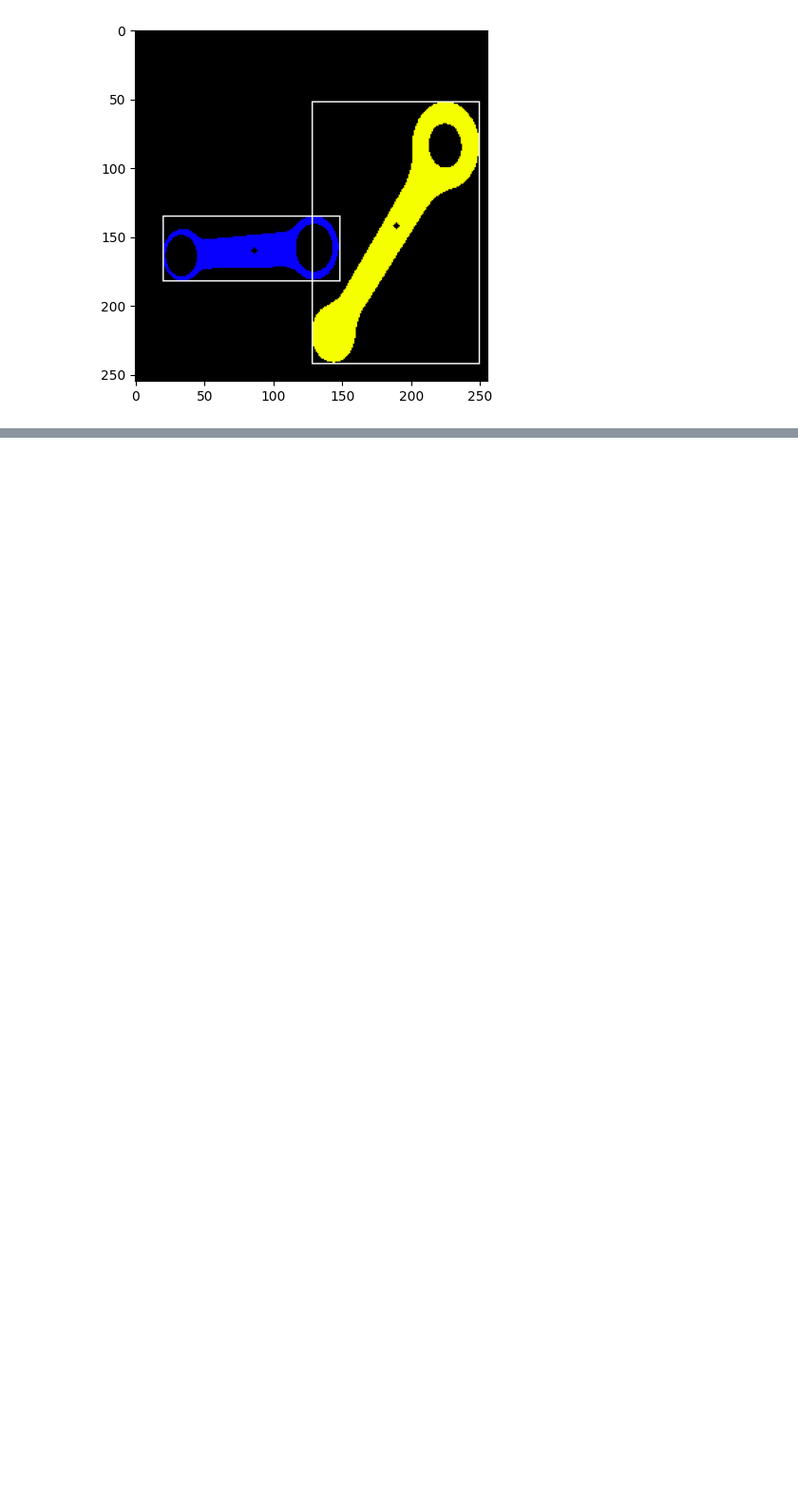
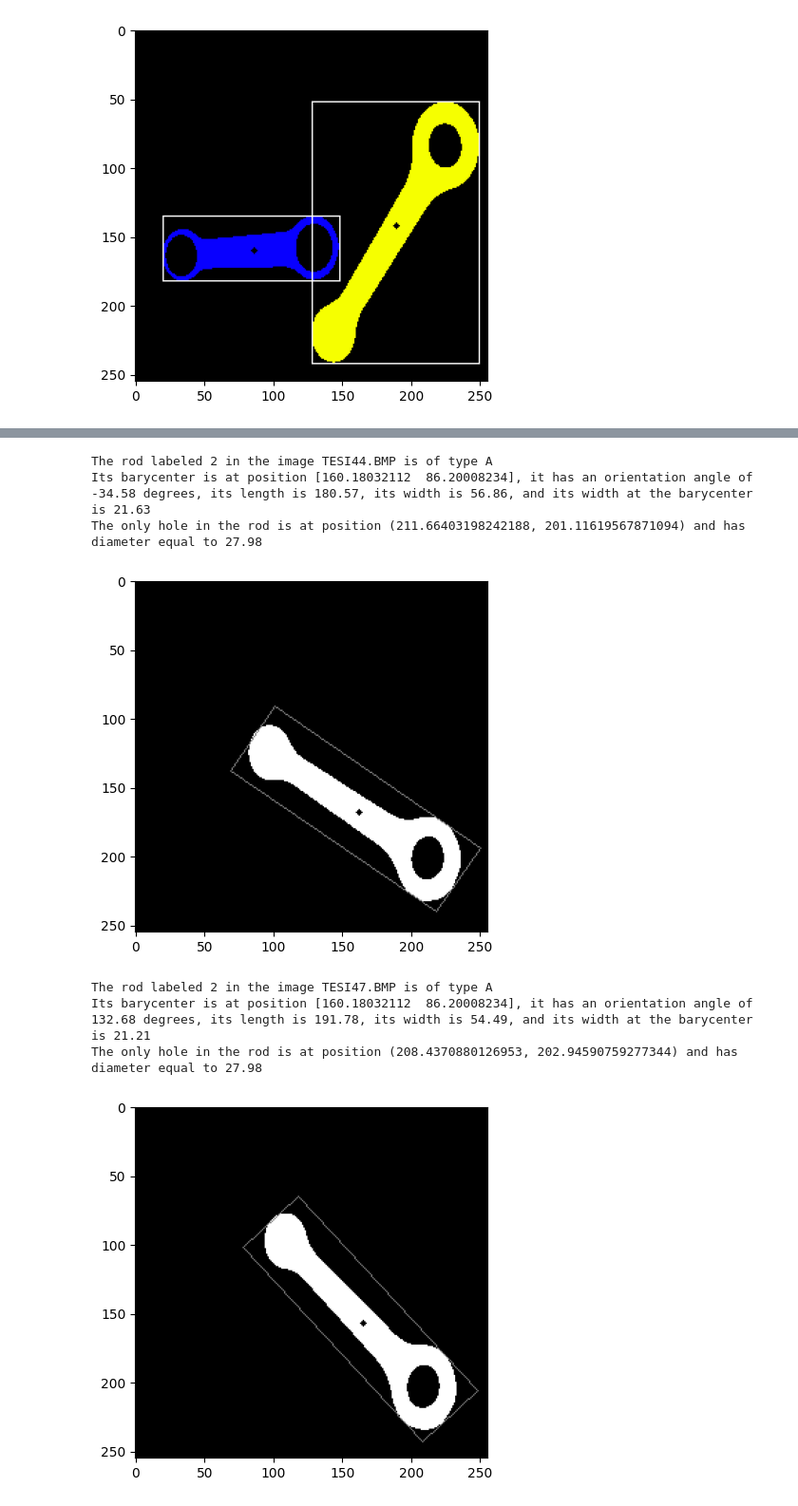
Before and after one commit to MrCr4ft/IPCV_Project, a Jupyter notebook: Visual Inspection of Motorcycle Connecting Rods.ipynb, the cells around one changed output, grey strips where cells are left out. Shown at 95% size. Drawn from its saved outputs; the diff is of its cells as text; code cells hidden in the pictures; blank space fills up the shorter version.

```diff
--- a/Visual Inspection of Motorcycle Connecting Rods.ipynb
+++ b/Visual Inspection of Motorcycle Connecting Rods.ipynb
@@ -244,0 +291,45 @@ The only hole in the rod is at position (50.980316162109375, 199.88467407226562)
+# %%
+for img_name in TASK_IMGLIST['TASK_2_1']:
+    n_labels, label_ids, stats, centroids = CONNECTED_COMPONENTS[img_name]
+    for label in range(1, n_labels):
+        mask = getCCMask(label_ids, label)
+        contours, hierarchy = cv.findContours(mask, cv.RETR_TREE, cv.CHAIN_APPROX_NONE)
+        barycenter = (getMoment(mask, (1,0)), getMoment(mask, (0,1))) / stats[label][-1]
+        hc = computeHaralickCircularity(contours[0], rod_barycenter)
+        hu = cv.HuMoments(cv.moments(mask)).flatten()
+        is_distractor = stats[label][-1] < area_confidence_interval[0] or stats[label][-1] > area_confidence_interval[1]
+
+        if not is_distractor:
+            (theta, (a, b, c), (a_prime, b_prime, c_prime)) = getAngleAndAxes(mask, stats[label][-1])
+            V1, V2, V3, V4, C1, C2, C3, C4 = findMER((a, b, c), (a_prime, b_prime, c_prime), contours[0])
+            length = np.linalg.norm(V1 - V2)
+            width = np.linalg.norm(V1 - V3)
+            angle_deg = np.degrees(theta)
+            barycenter_width, point_A, point_B = getWidthAtBarycenter(contours[0], (a_prime, b_prime, c_prime), (a,b,c))
+
+            rod_type = "A" if len(contours) == 2 else "B"
+            print("The rod labeled %d in the image %s is of type %s" % (label, img_name, rod_type))
+            print("Its barycenter is at position %s, it has an orientation angle of %.2f degrees, its length is %.2f, its width is %.2f, and its width at the barycenter is %.2f" \
+                  % (str(rod_barycenter), angle_deg, length, width, barycenter_width))
+            if rod_type == "A":
+                hole_center, hole_diameter = getHoleCenterAndDiameter(contours[1])
+                print("The only hole in the rod is at position %s and has diameter equal to %.2f" % (str(hole_center), hole_diameter))
+            elif rod_type == "B":
+                hole_center_1, hole_diameter_1 = getHoleCenterAndDiameter(contours[1])
+                print("The first hole in the rod is at position %s and has diameter equal to %.2f" % (str(hole_center_1), hole_diameter_1))
+                hole_center_2, hole_diameter_2 = getHoleCenterAndDiameter(contours[2])
+                print("The second hole in the rod is at position %s and has diameter equal to %.2f" % (str(hole_center_2), hole_diameter_2))
+
+            cv.circle(mask, (int(barycenter[1]), int(barycenter[0])), radius=2, color=(0, 0, 0), thickness=-1)
+            cv.drawContours(mask, np.array([[V2, V4, V3, V1]]), contourIdx=0, color=(128,128,128), thickness=1)
+            plt.imshow(mask, cmap="gray")
+            plt.show()
+# %% [output]
+The rod labeled 2 in the image TESI44.BMP is of type A
+Its barycenter is at position [160.18032112  86.20008234], it has an orientation angle of -34.58 degrees, its length is 180.57, its width is 56.86, and its width at the barycenter is 21.63
+The only hole in the rod is at position (211.66403198242188, 201.11619567871094) and has diameter equal to 27.98
+[figure, added]
+The rod labeled 2 in the image TESI47.BMP is of type A
+Its barycenter is at position [160.18032112  86.20008234], it has an orientation angle of 132.68 degrees, its length is 191.78, its width is 54.49, and its width at the barycenter is 21.21
+The only hole in the rod is at position (208.4370880126953, 202.94590759277344) and has diameter equal to 27.98
+[figure, added]
```
Also changed, not shown: parts of 12 cells of this notebook.
